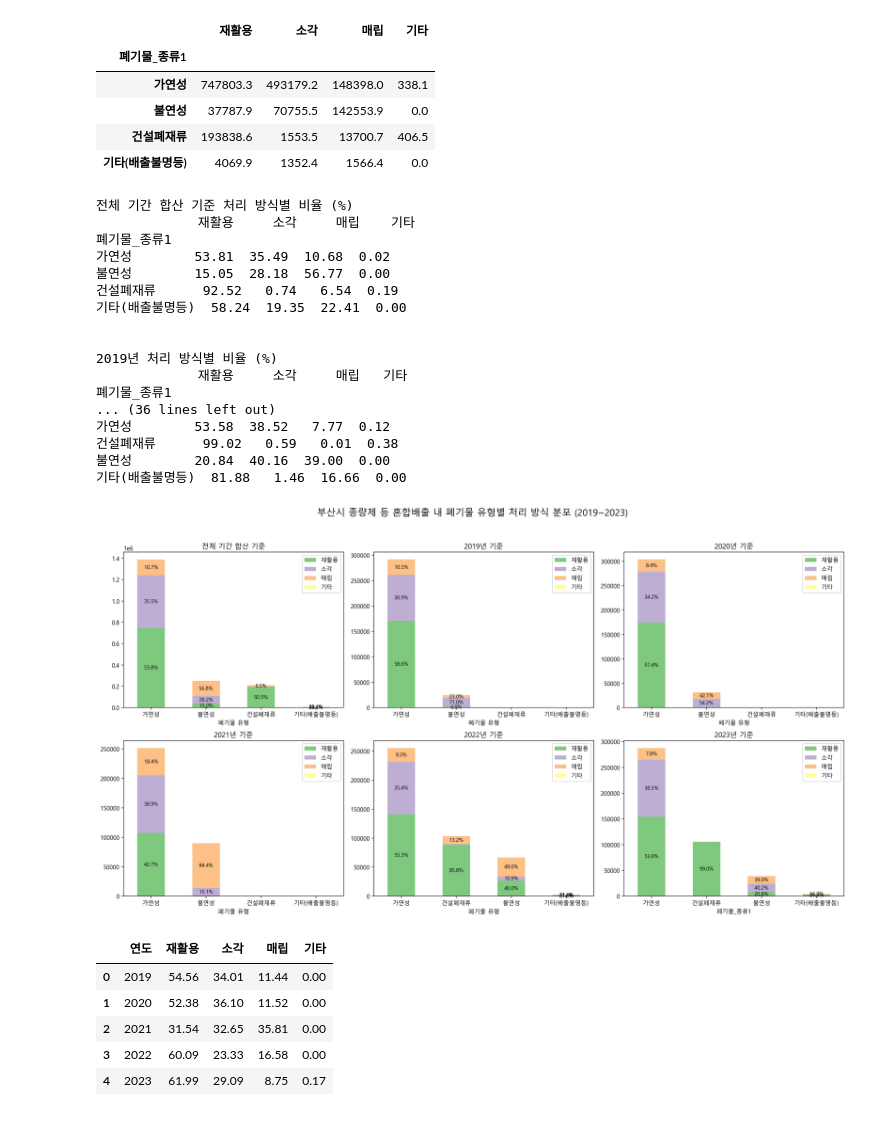
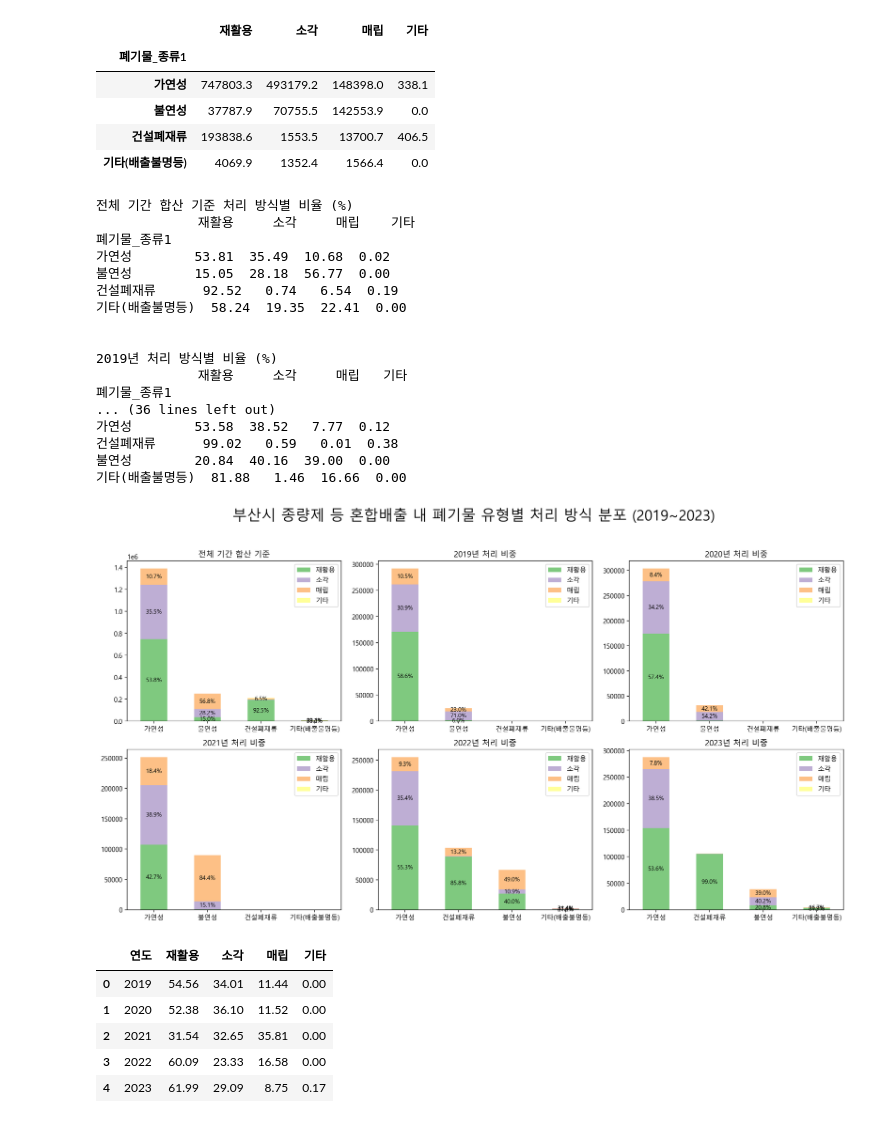
Before and after one commit to kimsang0220/Busan_Big_Data, a Jupyter notebook: KBR/3_폐기물데이터EDA.ipynb, the cells around one changed output. Cells and saved outputs as stored; diff of their text form; code cells hidden in the pictures.

```diff
--- a/KBR/3_폐기물데이터EDA.ipynb
+++ b/KBR/3_폐기물데이터EDA.ipynb
@@ -819,25 +819,34 @@ grouped_all
 colors = sns.color_palette("Accent")
 # colors = sns.color_palette("Set3", 6)
 
-def add_percentage_labels(ax, df, min_pct=5):
+def add_percentage_labels(ax, df, exclude_labels=None, min_pct=5):
+    if exclude_labels is None:
+        exclude_labels = []
+
     totals = df.sum(axis=1)
     for idx, row in enumerate(df.itertuples(index=False)):
         bottom = 0
         for val, label in zip(row, df.columns):
+            # 처리 방식명이 '기타' 또는 기타 관련 이름인 경우 제외
+            if any(ex in label for ex in exclude_labels):
+                bottom += val
+                continue
+
             pct = val / totals[idx] * 100 if totals[idx] else 0
-            if pct >= min_pct:
+            if pct >= min_pct and val > 0:
                 ax.text(idx, bottom + val / 2, f"{pct:.1f}%",
                         ha='center', va='center', fontsize=9)
             bottom += val
 
-fig, axs = plt.subplots(2, 3, figsize=(18, 10))
+fig, axs = plt.subplots(2, 3, figsize=(16, 9))
 axs = axs.flatten()
 
 grouped_all_pct = grouped_all.div(grouped_all.sum(axis=1), axis=0).mul(100).round(2)
 grouped_all.plot(kind="bar", stacked=True, ax=axs[0], color=colors)
 axs[0].set_title("전체 기간 합산 기준", fontsize=12)
+axs[0].set_xlabel("")
 axs[0].tick_params(axis='x', rotation=0)
-add_percentage_labels(axs[0], grouped_all)
+add_percentage_labels(axs[0], grouped_all, exclude_labels=["기타"])
 
 print("전체 기간 합산 기준 처리 방식별 비율 (%)")
 print(grouped_all_pct)
@@ -848,41 +857,41 @@ for i, year in enumerate([2019, 2020, 2021, 2022, 2023]):
     grouped = df_year.groupby("폐기물_종류1")[["재활용", "소각", "매립", "기타"]].sum().round(2)
     if not grouped.empty:
         grouped["총합"] = grouped.sum(axis=1)
-        axs[i].set_xlabel("폐기물 유형", fontsize=10)
         grouped = grouped.sort_values("총합", ascending=False).drop(columns="총합")
         grouped_pct = grouped.div(grouped.sum(axis=1), axis=0).mul(100).round(2)
 
         grouped.plot(kind="bar", stacked=True, ax=axs[i+1], color=colors)
-        axs[i+1].set_title(f"{year}년 기준", fontsize=12)
+        axs[i+1].set_title(f"{year}년 처리 비중", fontsize=12)
         axs[i+1].tick_params(axis='x', rotation=0)
-        add_percentage_labels(axs[i+1], grouped)
+        axs[i+1].set_xlabel("")
+        add_percentage_labels(axs[i+1], grouped, exclude_labels=["기타"])
 
         # 연도별 비율 출력
         print(f"{year}년 처리 방식별 비율 (%)")
         print(grouped_pct)
         print("\n")
 
-plt.suptitle("부산시 종량제 등 혼합배출 내 폐기물 유형별 처리 방식 분포 (2019~2023)", fontsize=16)
+plt.suptitle("부산시 종량제 등 혼합배출 내 폐기물 유형별 처리 방식 분포 (2019~2023)", fontsize=22)
 plt.tight_layout(rect=[0, 0, 1, 0.95])
 # %% [output]
 전체 기간 합산 기준 처리 방식별 비율 (%)
              재활용     소각     매립    기타
 폐기물_종류1
 가연성        53.81  35.49  10.68  0.02
 불연성        15.05  28.18  56.77  0.00
 건설폐재류      92.52   0.74   6.54  0.19
 기타(배출불명등)  58.24  19.35  22.41  0.00
 
 
 2019년 처리 방식별 비율 (%)
              재활용     소각     매립   기타
 폐기물_종류1
 ... (36 lines left out)
 가연성        53.58  38.52   7.77  0.12
 건설폐재류      99.02   0.59   0.01  0.38
 불연성        20.84  40.16  39.00  0.00
 기타(배출불명등)  81.88   1.46  16.66  0.00
-[figure, old version]
+[figure, new version]
 # %%
 # lineplot으로 시각화
 # 연도별 재활용/소각/매립/기타 총합 구하기
```
